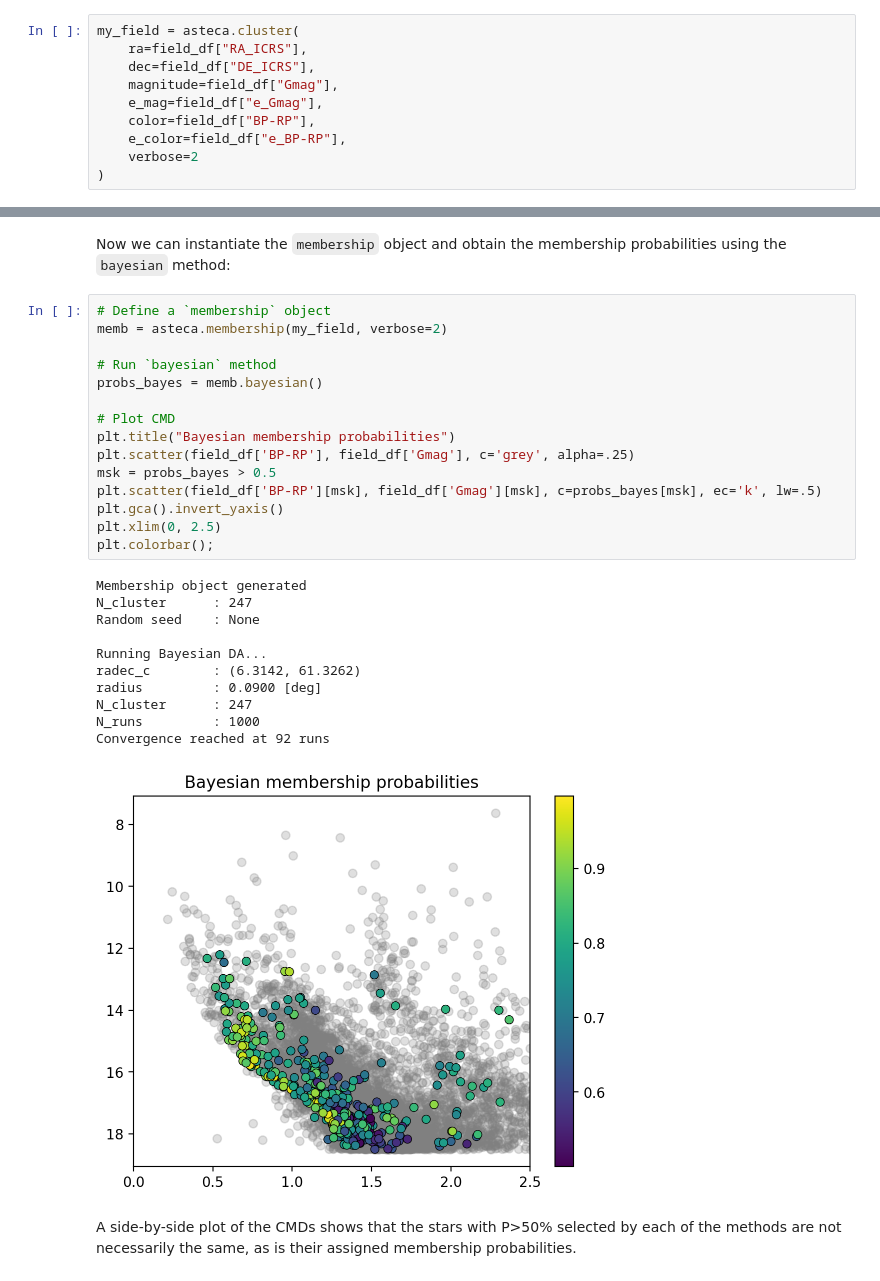
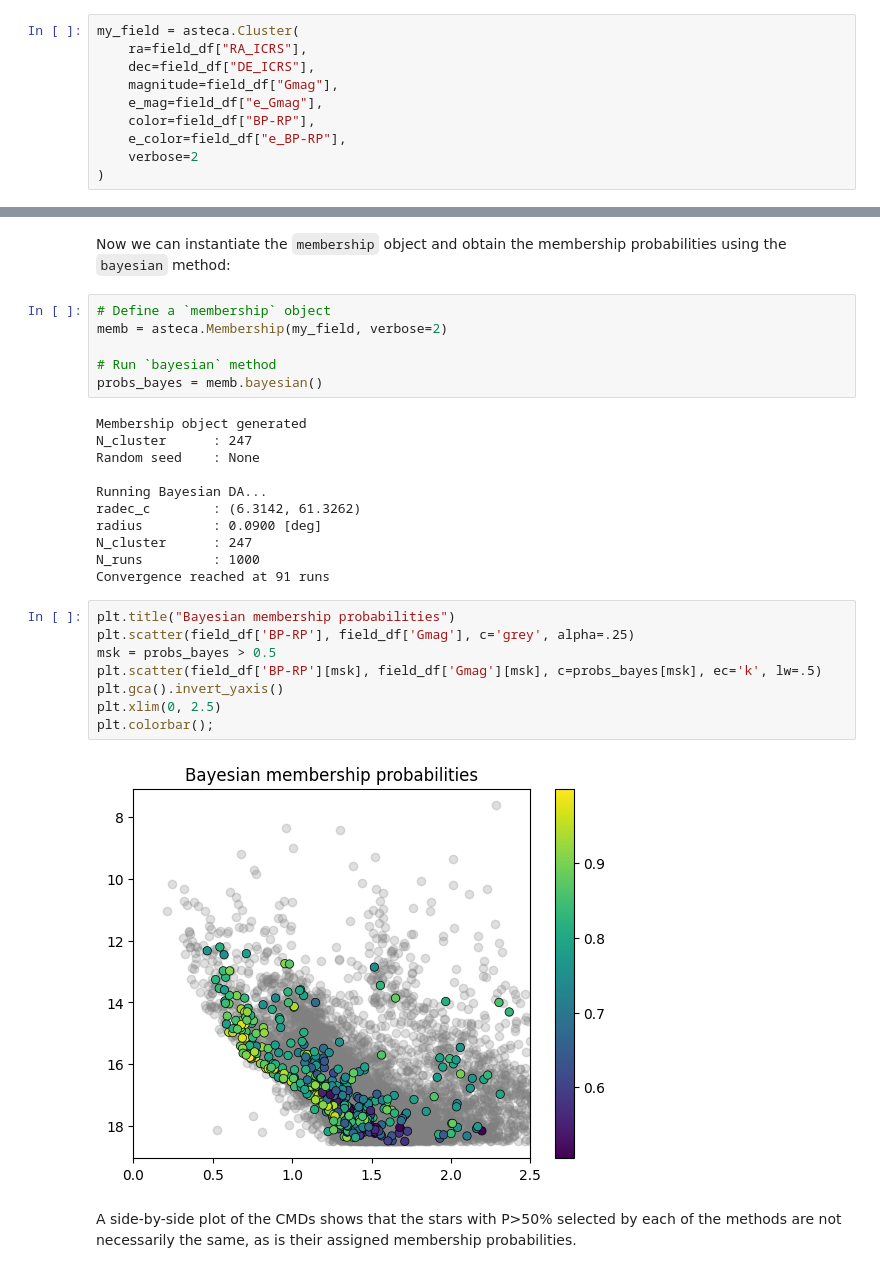
Before and after one commit to asteca/ASteCA, a Jupyter notebook: docs/contents/membership.ipynb, the cells around one changed output, grey strips where cells are left out. Cells and saved outputs as stored; diff of their text form.

```diff
--- a/docs/contents/membership.ipynb
+++ b/docs/contents/membership.ipynb
@@ -95,7 +103,7 @@ As stated in the in the [Membership estimation](https://asteca.readthedocs.io/en
 
 We will show here how the `bayesian` method can be used with photometric data exclusively. We thus re-instantiate a `cluster` object without proper motions and parallax data:
 # %%
-my_field = asteca.cluster(
+my_field = asteca.Cluster(
     ra=field_df["RA_ICRS"],
     dec=field_df["DE_ICRS"],
     magnitude=field_df["Gmag"],
@@ -131,33 +140,33 @@ Number of members estimated
 N_cluster      : 247
 # %% [markdown]
 Now we can instantiate the `membership` object and obtain the membership probabilities using the `bayesian` method:
+# %%
+# Define a `membership` object
+memb = asteca.Membership(my_field, verbose=2)
+
+# Run `bayesian` method
+probs_bayes = memb.bayesian()
+# %% [output]
+Membership object generated
+N_cluster      : 247
+Random seed    : None
+
+Running Bayesian DA...
+radec_c        : (6.3142, 61.3262)
+radius         : 0.0900 [deg]
+N_cluster      : 247
+N_runs         : 1000
+Convergence reached at 91 runs
 # %%
-# Define a `membership` object
-memb = asteca.membership(my_field, verbose=2)
-
-# Run `bayesian` method
-probs_bayes = memb.bayesian()
-
-# Plot CMD
 plt.title("Bayesian membership probabilities")
 plt.scatter(field_df['BP-RP'], field_df['Gmag'], c='grey', alpha=.25)
 msk = probs_bayes > 0.5
 plt.scatter(field_df['BP-RP'][msk], field_df['Gmag'][msk], c=probs_bayes[msk], ec='k', lw=.5)
 plt.gca().invert_yaxis()
 plt.xlim(0, 2.5)
 plt.colorbar();
 # %% [output]
-Membership object generated
-N_cluster      : 247
-Random seed    : None
-
-Running Bayesian DA...
-radec_c        : (6.3142, 61.3262)
-radius         : 0.0900 [deg]
-N_cluster      : 247
-N_runs         : 1000
-Convergence reached at 92 runs
-[figure, old version]
+[figure, new version]
 # %% [markdown]
 A side-by-side plot of the CMDs shows that the stars with P>50% selected by each of the methods are not necessarily the same, as is their assigned membership probabilities.
 # %%
```
Also changed, not shown: parts of 11 cells of this notebook, 16 other files.
